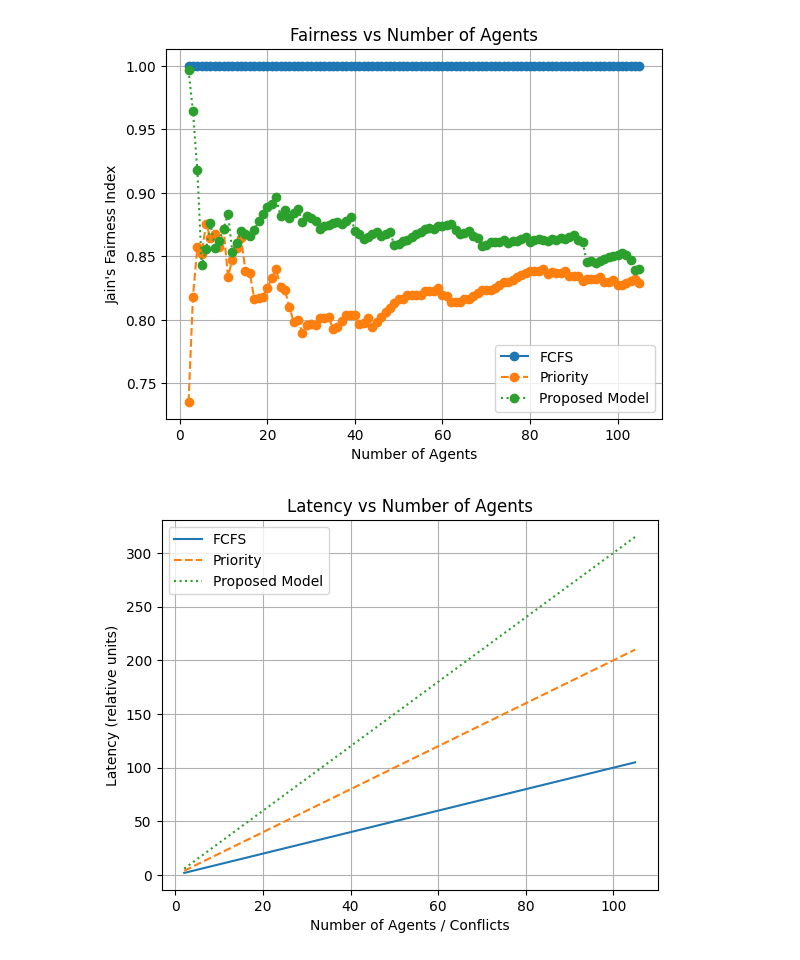
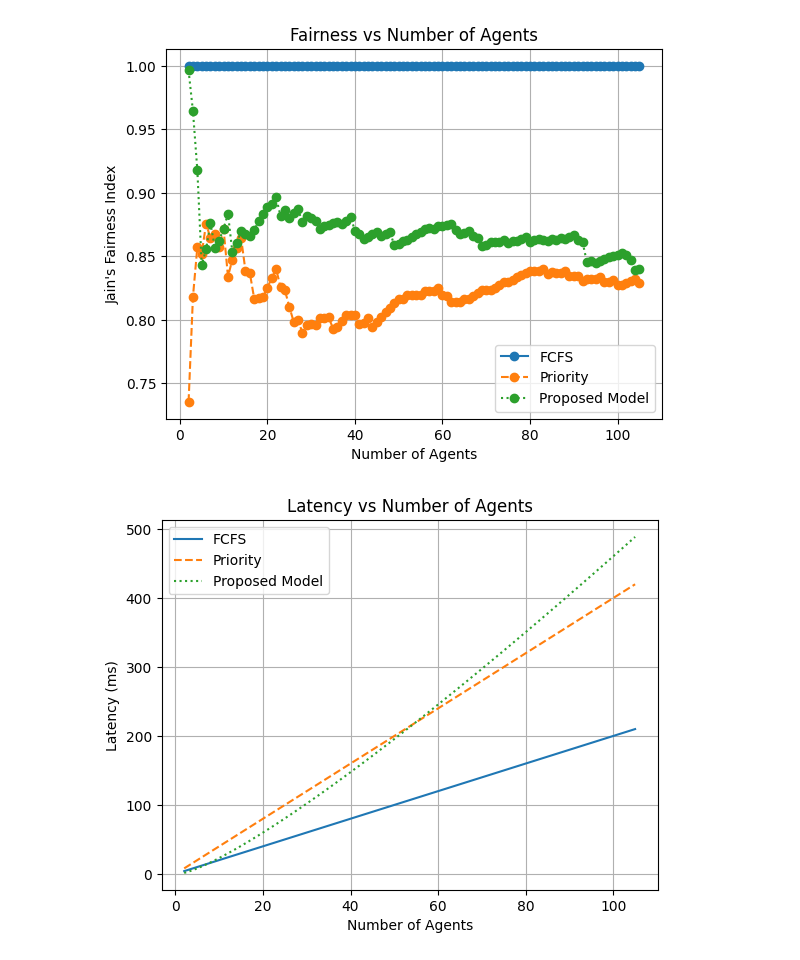
Before and after one commit to KeerthanaGb14/Conflict-Resolution-in-MAS, a Jupyter notebook: Evaluation/evaluation.ipynb, the cells around one changed output. Saved outputs shown, nothing was run; the diff lists cells and outputs as text; code cells hidden in the pictures.

Commit message:
refactor: modify in the graphs code

```diff
--- a/Evaluation/evaluation.ipynb
+++ b/Evaluation/evaluation.ipynb
@@ -207,26 +207,26 @@ plt.show()
 # %%
 lat_fcfs = []
 lat_priority = []
 lat_your = []
 
 for n in agent_range:
-    lat_fcfs.append(n * 1)
-    lat_priority.append(n * 2)
-    lat_your.append(n * 3)
+    lat_fcfs.append(n * 2)  # O(n) complexity
+    lat_priority.append(n * 4)  # O(n) complexity
+    lat_your.append(n * np.log(n))  # O(n log n) complexity
 
 plt.figure()
 plt.plot(agent_range, lat_fcfs, label='FCFS')
 plt.plot(agent_range, lat_priority, linestyle='--', label='Priority')
 plt.plot(agent_range, lat_your, linestyle=':', label='Proposed Model')
 
-plt.xlabel("Number of Agents / Conflicts")
-plt.ylabel("Latency (relative units)")
+plt.xlabel("Number of Agents")
+plt.ylabel("Latency (ms)")
 plt.title("Latency vs Number of Agents")
 
 plt.legend()
 plt.grid()
 
 plt.savefig("latency_progressive.png", dpi=300, bbox_inches='tight')
 plt.show()
 # %% [output]
-[figure, old version]
+[figure, new version]
```
Also changed, not shown: parts of 2 cells of this notebook, 3 other files.
